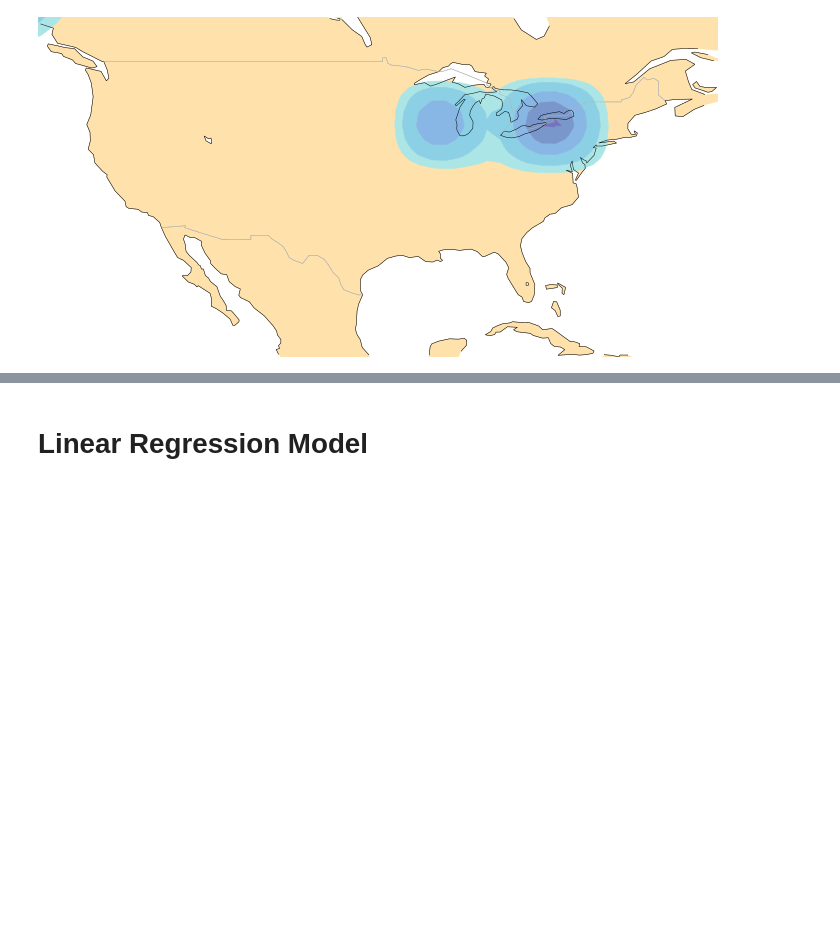
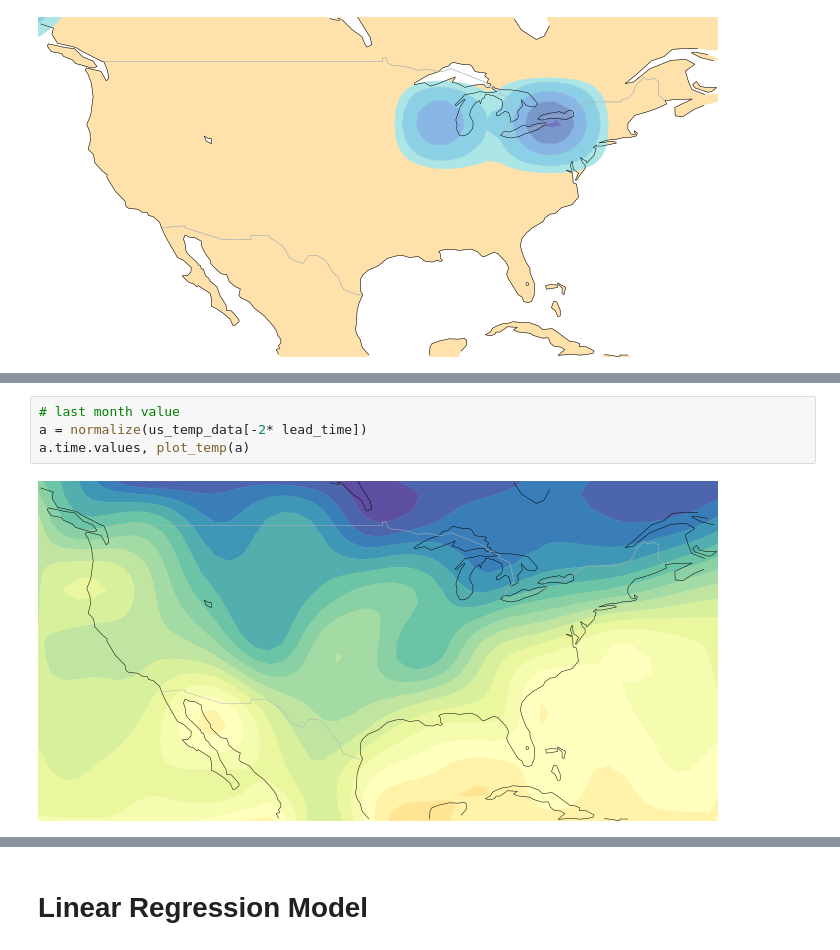
Before and after one commit to abadari3/CSE6242_Weather_Forecasting, a Jupyter notebook: CODE/notebooks/2-baselines.ipynb, the cells around one changed output, grey strips where cells are left out. Cells and saved outputs as stored; diff of their text form; blank space fills up the shorter version.

```diff
--- a/CODE/notebooks/2-baselines.ipynb
+++ b/CODE/notebooks/2-baselines.ipynb
@@ -62,0 +56,6 @@ plot_temp(us_temp_data[-1])
+# %%
+# last month value
+a = normalize(us_temp_data[-2* lead_time])
+a.time.values, plot_temp(a)
+# %% [output]
+[figure, added]
```
Also changed, not shown: parts of 33 cells of this notebook, 7 other files.
